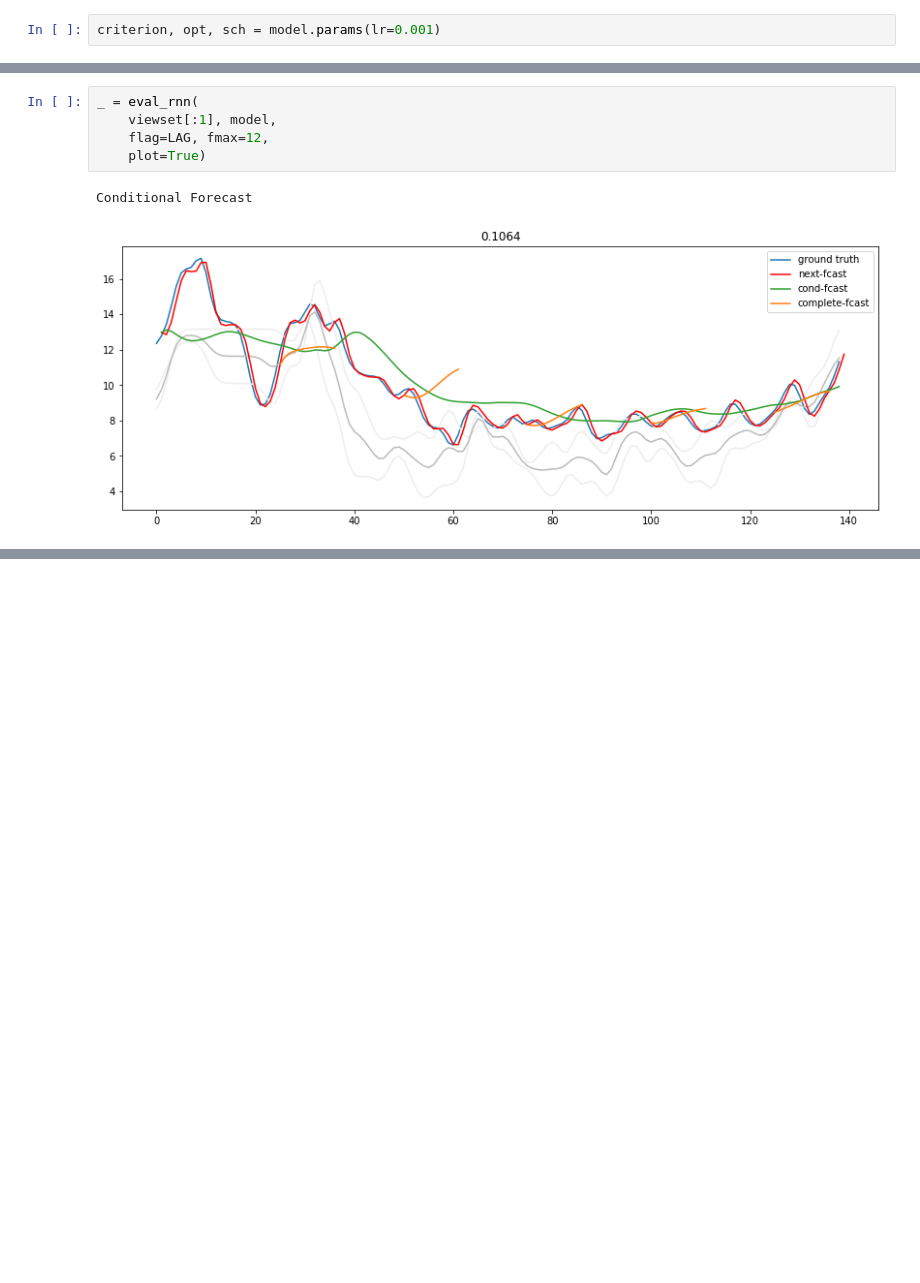
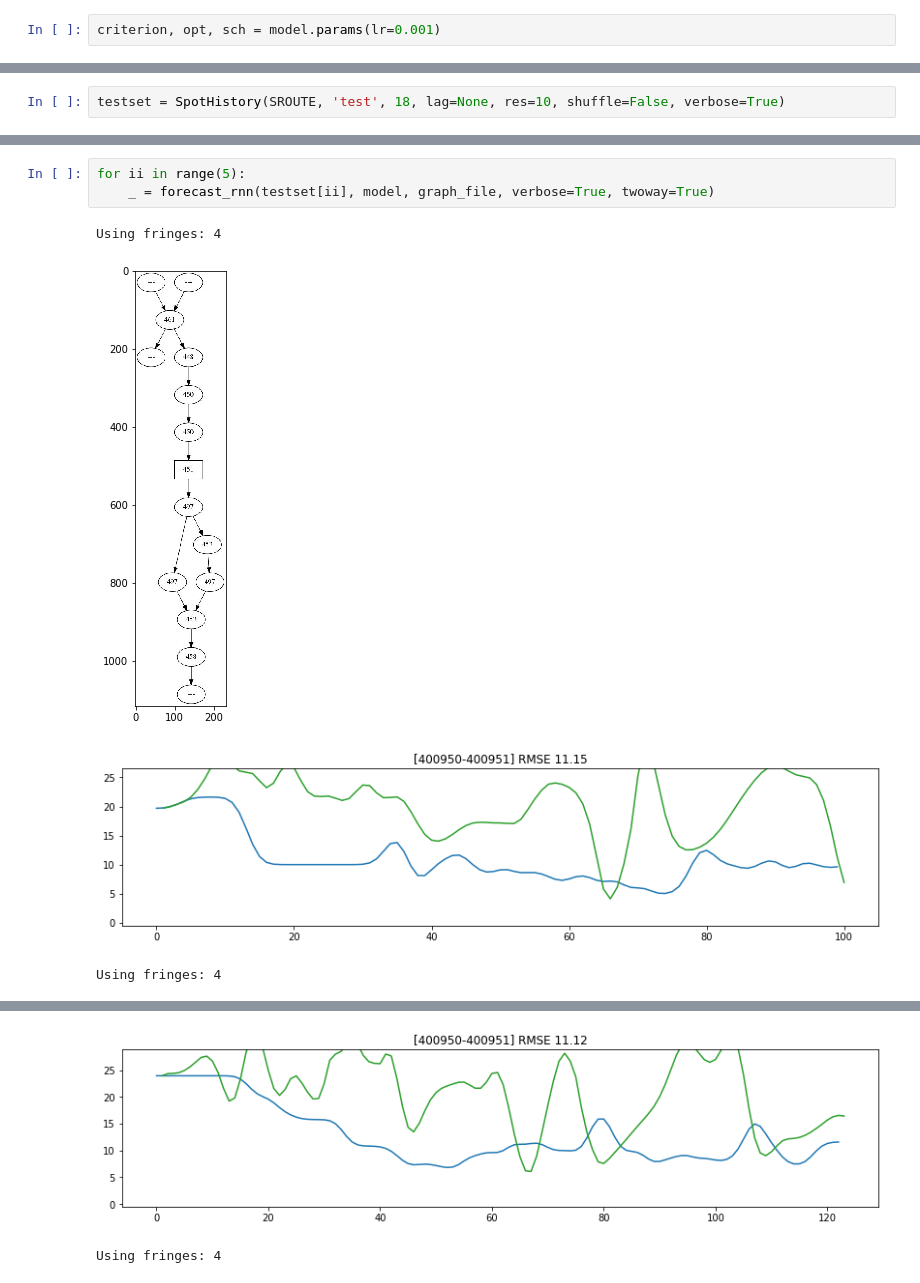
Before and after one commit to ulzee/traffic, a Jupyter notebook: Spot_RNN.ipynb, the cells around one changed output, grey strips where cells are left out. Cells and saved outputs as stored; diff of their text form; blank space fills up the shorter version.

Commit message:
astounding forecasting result

```diff
--- a/Spot_RNN.ipynb
+++ b/Spot_RNN.ipynb
@@ -144,0 +152,2 @@ plt.show(); plt.close()
+# %%
+testset = SpotHistory(SROUTE, 'test', 18, lag=None, res=10, shuffle=False, verbose=True)
@@ -155,8 +181,8 @@ Eval MSE: 0.2529
-# %%
-_ = eval_rnn(
-    viewset[:1], model,
-    flag=LAG, fmax=12,
-    plot=True)
-# %% [output]
-Conditional Forecast
-[figure, removed]
+# %%
+for ii in range(5):
+    _ = forecast_rnn(testset[ii], model, graph_file, verbose=True, twoway=True)
+# %% [output]
+Using fringes: 4
+[figure, added]
+[figure, added]
+Using fringes: 4
@@ -162,0 +190,2 @@ Conditional Forecast
+[figure, added]
+Using fringes: 4
```
Also changed, not shown: parts of 14 cells of this notebook, 14 other files.
